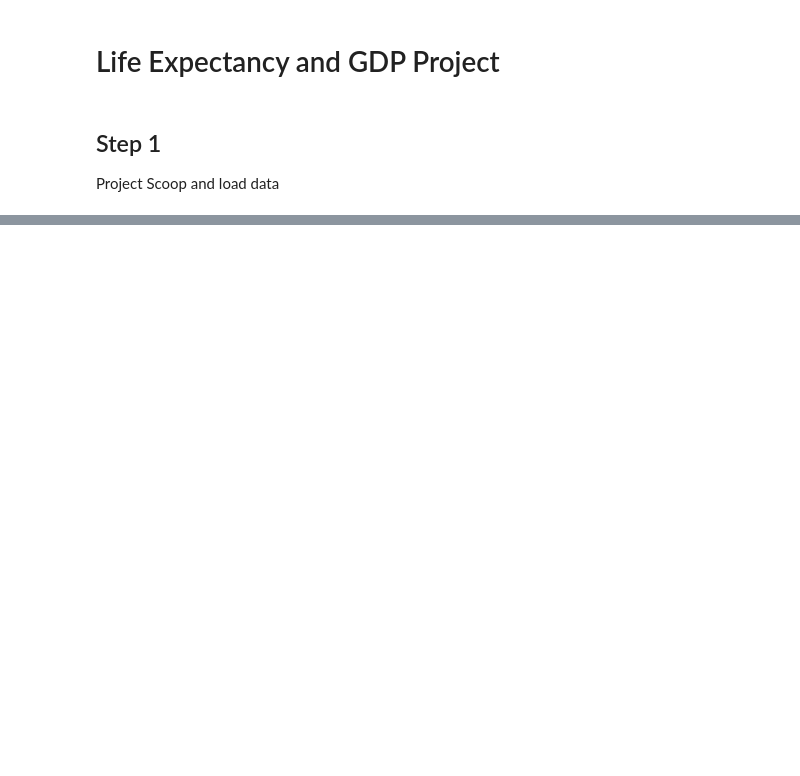
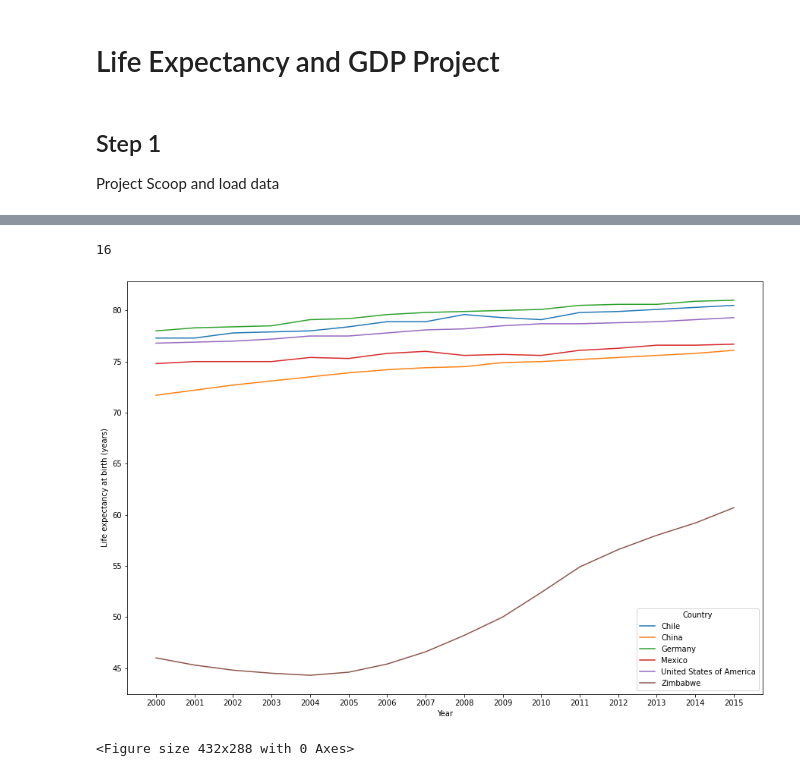
Before and after one commit to gobr2005/codecademy, a Jupyter notebook: Life-Expectancy-and-GDP-Starter/life_expectancy_gdp.ipynb, the cells around one changed output, grey strips where cells are left out. Drawn from its saved outputs; the diff is of its cells as text; code cells hidden in the pictures; blank space fills up the shorter version.

```diff
--- a/Life-Expectancy-and-GDP-Starter/life_expectancy_gdp.ipynb
+++ b/Life-Expectancy-and-GDP-Starter/life_expectancy_gdp.ipynb
@@ -51,0 +37,16 @@ plt.clf()
+# %%
+#Find unique year values for X Ticks Label
+years=data['Year'].unique()
+print(len(years))
+plt.figure(figsize=[15,10])
+ax1=plt.subplot()
+sns.lineplot(x='Year', y='Life expectancy at birth (years)', data=data, hue='Country')
+ax1.set_xticks(range(2000,2016))
+ax1.set_xticklabels(years)
+plt.savefig('line-chart_Life-Expectancy.png', facecolor='white')
+plt.show()
+plt.clf()
+# %% [output]
+16
+[figure, added]
+<Figure size 432x288 with 0 Axes>
```
Also changed, not shown: parts of 7 cells of this notebook, 10 other files.
